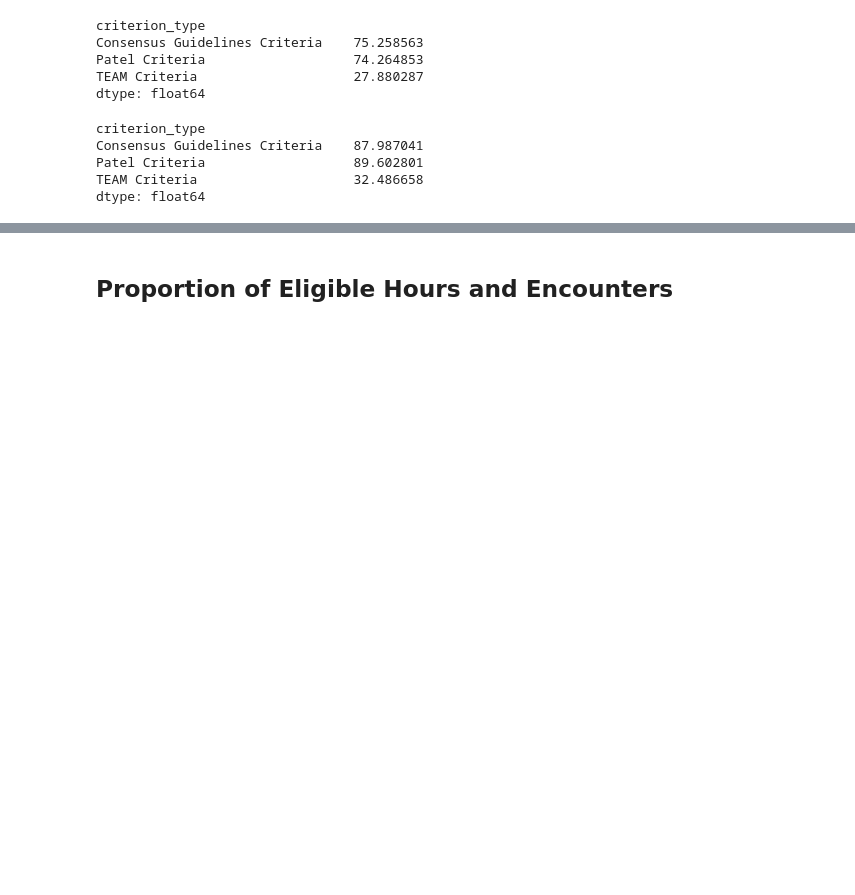
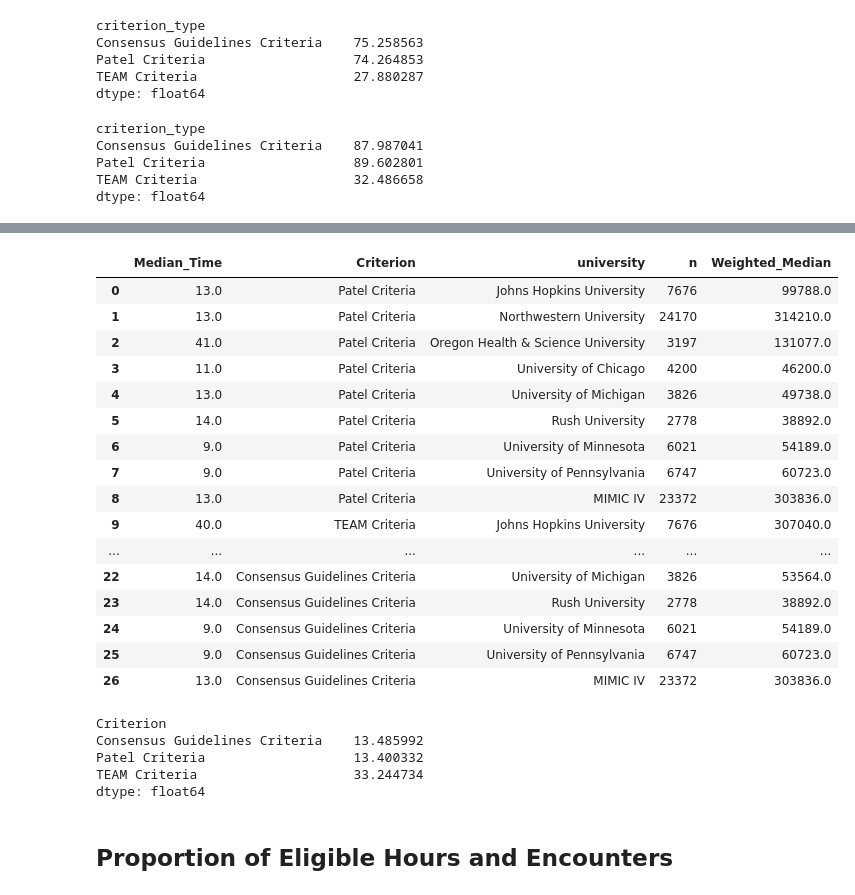
Before and after one commit to chochbe1/CLIF-eligibility-for-mobilization, a Jupyter notebook: code/aggregate_plots.ipynb, the cells around one changed output, grey strips where cells are left out. Saved outputs shown, nothing was run; the diff lists cells and outputs as text; code cells hidden in the pictures; blank space fills up the shorter version.

```diff
--- a/code/aggregate_plots.ipynb
+++ b/code/aggregate_plots.ipynb
@@ -382,0 +668,3 @@ dtype: float64
+# %%
+median_times = calculate_median_time(aggregated_df_all)
+median_times
@@ -382,0 +689,13 @@ dtype: float64
+# %%
+# Convert 'Not reached within 72 hours' to 72
+processed_median_times = {}
+for (criterion, uni), time in median_times.items():
+    if isinstance(time, str) and 'Not reached' in time:
+        processed_median_times[(criterion, uni)] = 72.0
+    else:
+        processed_median_times[(criterion, uni)] = float(time.split()[0])
+# %%
+median_df = pd.DataFrame(list(processed_median_times.items()), columns=['Criterion_University', 'Median_Time'])
+median_df[['Criterion', 'university']] = pd.DataFrame(median_df['Criterion_University'].tolist(), index=median_df.index)
+median_df = median_df.drop('Criterion_University', axis=1)
+median_df
@@ -383,3 +720,38 @@ dtype: float64
+# %%
+site_n_df = aggregated_df_all[['university', 'n']].drop_duplicates()
+median_df = median_df.merge(site_n_df, on='university', how='left')
+# %%
+# Calculate weighted sum
+median_df['Weighted_Median'] = median_df['Median_Time'] * median_df['n']
+median_df
+# %% [output]
+|  | Median_Time | Criterion | university | n | Weighted_Median |
+| 0 | 13.0 | Patel Criteria | Johns Hopkins University | 7676 | 99788.0 |
+| 1 | 13.0 | Patel Criteria | Northwestern University | 24170 | 314210.0 |
+| 2 | 41.0 | Patel Criteria | Oregon Health & Science University | 3197 | 131077.0 |
+| 3 | 11.0 | Patel Criteria | University of Chicago | 4200 | 46200.0 |
+| 4 | 13.0 | Patel Criteria | University of Michigan | 3826 | 49738.0 |
+| 5 | 14.0 | Patel Criteria | Rush University | 2778 | 38892.0 |
+| 6 | 9.0 | Patel Criteria | University of Minnesota | 6021 | 54189.0 |
+| 7 | 9.0 | Patel Criteria | University of Pennsylvania | 6747 | 60723.0 |
+| 8 | 13.0 | Patel Criteria | MIMIC IV | 23372 | 303836.0 |
+| 9 | 40.0 | TEAM Criteria | Johns Hopkins University | 7676 | 307040.0 |
+| ... | ... | ... | ... | ... | ... |
+| 22 | 14.0 | Consensus Guidelines Criteria | University of Michigan | 3826 | 53564.0 |
+| 23 | 14.0 | Consensus Guidelines Criteria | Rush University | 2778 | 38892.0 |
+| 24 | 9.0 | Consensus Guidelines Criteria | University of Minnesota | 6021 | 54189.0 |
+| 25 | 9.0 | Consensus Guidelines Criteria | University of Pennsylvania | 6747 | 60723.0 |
+| 26 | 13.0 | Consensus Guidelines Criteria | MIMIC IV | 23372 | 303836.0 |
+# %%
+# Calculate overall weighted mean
+overall_weighted_mean = median_df.groupby('Criterion')['Weighted_Median'].sum() / median_df.groupby('Criterion')['n'].sum()
+overall_weighted_mean
+# %% [output]
+Criterion
+Consensus Guidelines Criteria    13.485992
+Patel Criteria                   13.400332
+TEAM Criteria                    33.244734
+dtype: float64
 # %% [markdown]
 ## Proportion of Eligible Hours and Encounters
 # %%
```
Also changed, not shown: parts of 16 cells of this notebook.
